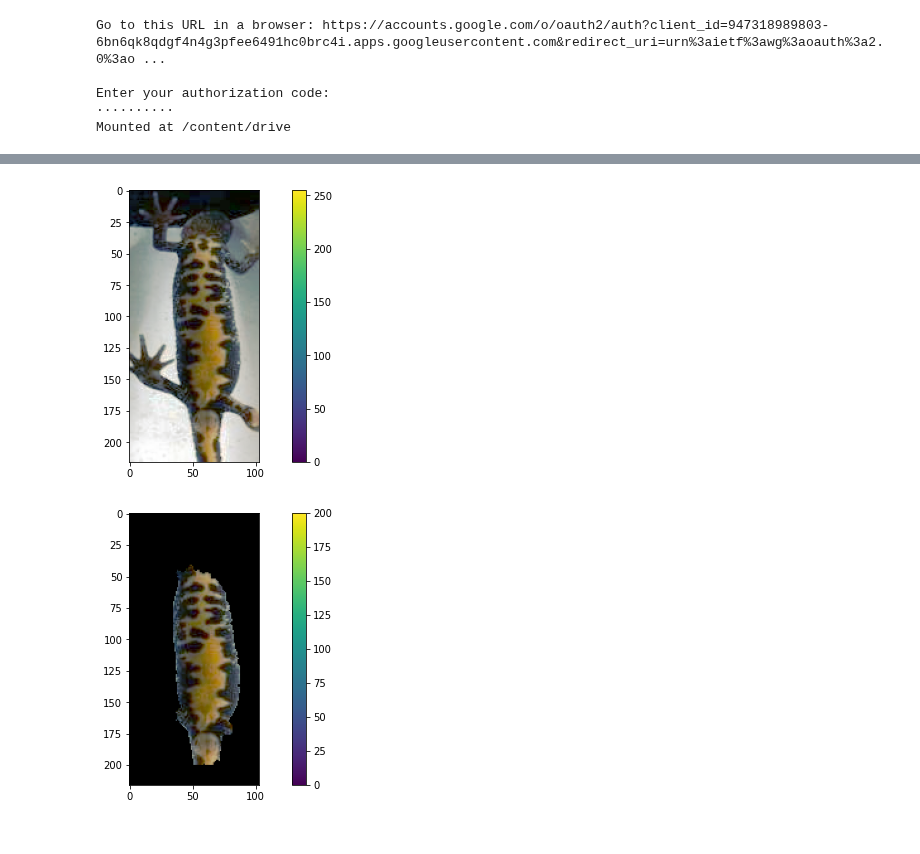
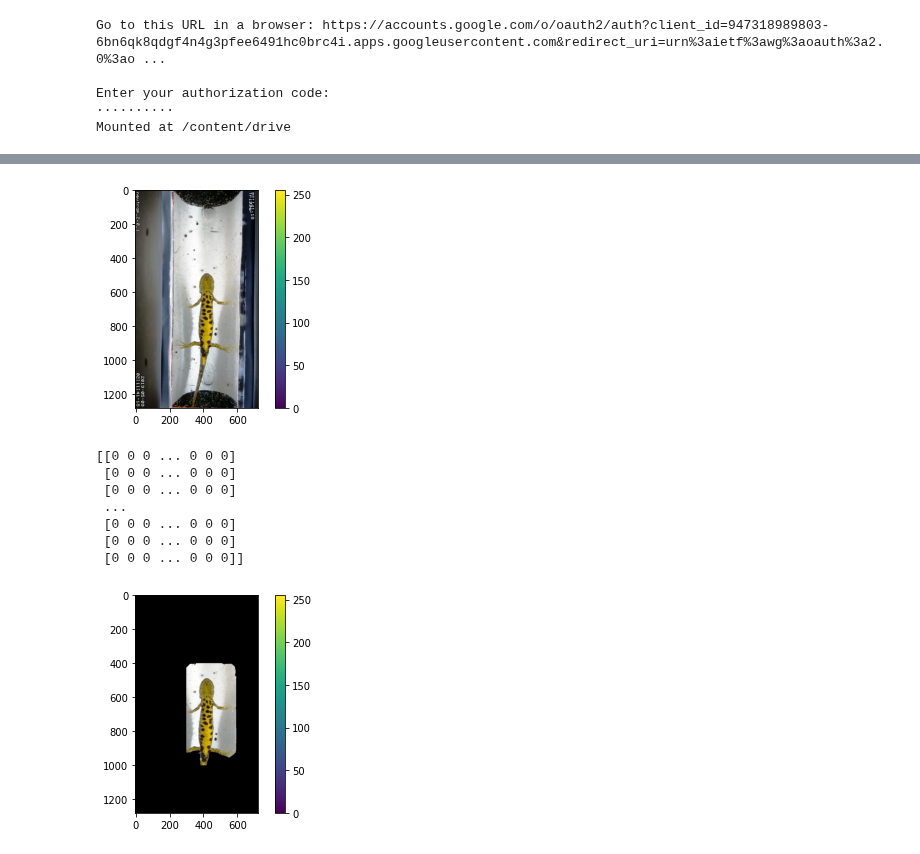
Before and after one commit to GuillaumeMagnette/Stage_Tritons, a Jupyter notebook: Image_processing.ipynb, the cells around one changed output, grey strips where cells are left out. Saved outputs shown, nothing was run; the diff lists cells and outputs as text; code cells hidden in the pictures.

```diff
--- a/Image_processing.ipynb
+++ b/Image_processing.ipynb
@@ -82,29 +94,39 @@ fgdModel = np.zeros((1,65),np.float64)
 rect = (1,0,52,200)
 # %%
 img = cv2.imread('/content/content/Stage/database/Bascha_P01_T01_K04_F_Adult_4240_20190330204648.jpg')
-img = cv2.imread('/content/content/Stage/database/Bascha_P01_T02_K05_F_Adult_4706_20190317135353.jpg')
+#img = cv2.imread('/content/content/Stage/database/Bascha_P01_T02_K05_F_Adult_4706_20190317135353.jpg')
+img = cv2.imread('/content/content/Stage/database/Bascha_P01_T01_K10_M_20190509021141-18.jpg')
 img = cv2.cvtColor(img, cv2.COLOR_BGR2RGB)
 img0 = cv2.equalizeHist(img[:,:,0])
 img1 = cv2.equalizeHist(img[:,:,1])
 img2 = cv2.equalizeHist(img[:,:,2])
 img[:,:,0] = img0
 img[:,:,1] = img1
 img[:,:,2] = img2
 
 plt.imshow(img)
 plt.colorbar()
 plt.show()
 
+taille = 50
 mask = np.zeros(img.shape[:2],np.uint8)
-
+#mask[int(mask.shape[0]/2)-taille:int(mask.shape[0]/2)+taille,int(mask.shape[1]/2)-taille:int(mask.shape[1]/2)+taille] = 1
+print(mask)
 bgdModel = np.zeros((1,65),np.float64)
 fgdModel = np.zeros((1,65),np.float64)
 
-rect = (4,0,95,200)
+rect = (300,400,300,600)
 # %% [output]
-[figure, old version]
+[figure, new version]
+[[0 0 0 ... 0 0 0]
+ [0 0 0 ... 0 0 0]
+ [0 0 0 ... 0 0 0]
+ ...
+ [0 0 0 ... 0 0 0]
+ [0 0 0 ... 0 0 0]
+ [0 0 0 ... 0 0 0]]
 # %%
-cv2.grabCut(img,mask,rect,bgdModel,fgdModel,2,cv2.GC_INIT_WITH_RECT)
+mask, bgdModel, fgdModel = cv2.grabCut(img,mask,rect,bgdModel,fgdModel,2,cv2.GC_INIT_WITH_RECT)
 mask2 = np.where((mask==2)|(mask==0),0,1).astype('uint8')
 img = img*mask2[:,:,np.newaxis]
 
@@ -112,7 +134,7 @@ plt.imshow(img)
 plt.colorbar()
 plt.show()
 # %% [output]
-[figure, old version]
+[figure, new version]
 # %%
 Z = img.reshape((-1,3))
 # convert to np.float32
```
Also changed, not shown: parts of 7 cells of this notebook.
